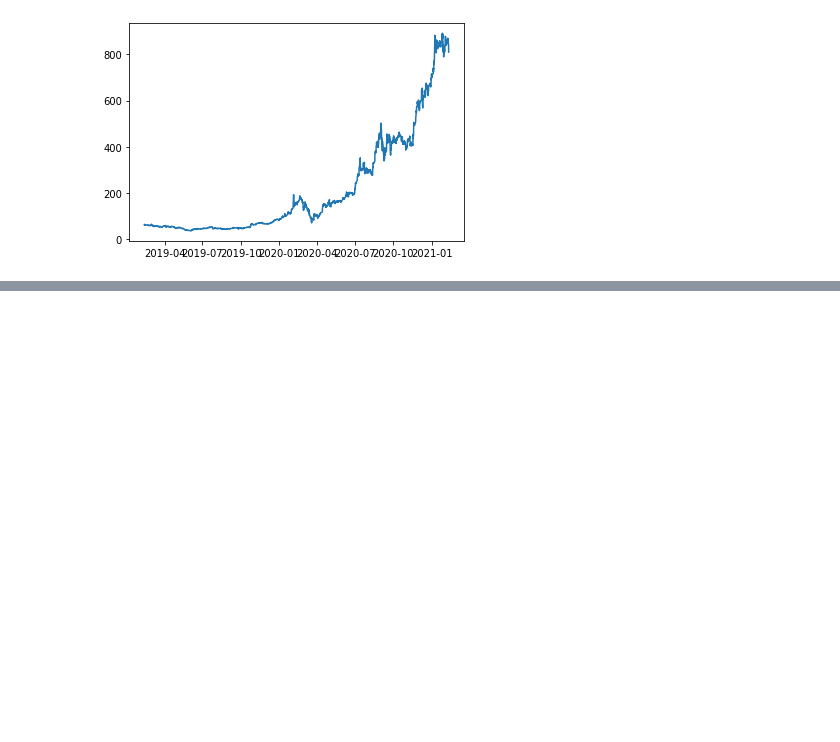
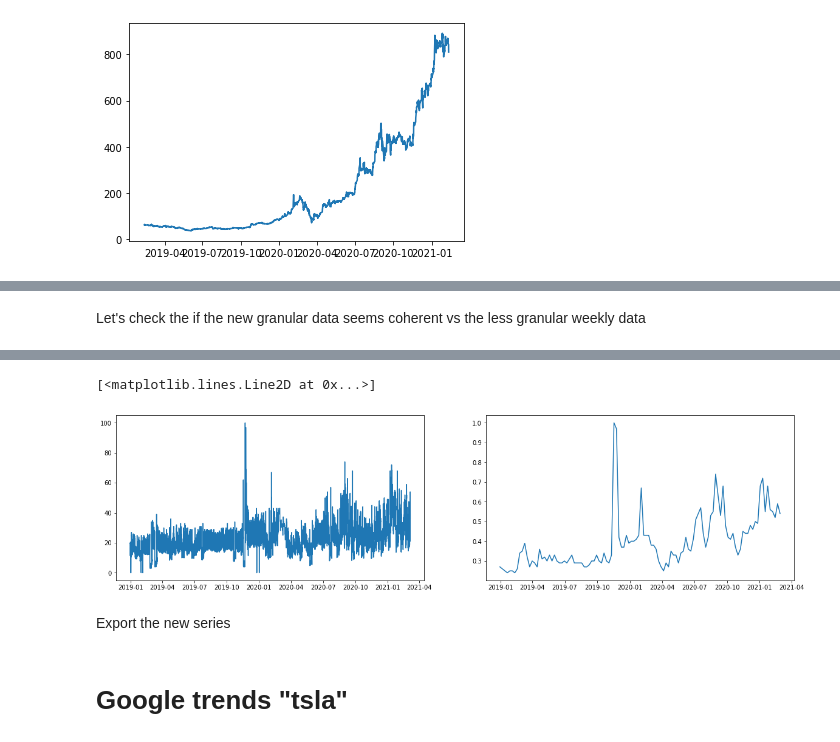
Before and after one commit to Sekarski/MasterThesis, a Jupyter notebook: exploration/preprocessing.ipynb, the cells around one changed output, grey strips where cells are left out. Saved outputs shown, nothing was run; the diff lists cells and outputs as text; code cells hidden in the pictures; blank space fills up the shorter version.

```diff
--- a/exploration/preprocessing.ipynb
+++ b/exploration/preprocessing.ipynb
@@ -82,0 +186,3 @@ tsla.set_index('Date',inplace=True)
+# %%
+tesla_trend_w = tesla_trend_w.div(100)
+print(tesla_trend_w.head())
@@ -82,0 +197,2 @@ tsla.set_index('Date',inplace=True)
+# %%
+new_h = new_h.div(100)
@@ -82,0 +208,16 @@ tsla.set_index('Date',inplace=True)
+# %%
+final_h = new_h.copy()
+for h_idx in new_h.index:
+    h_val = new_h['tesla'][h_idx]
+    w_val = tesla_trend_w['tesla'][h_idx>=tesla_trend_w.index][-1]
+    #print(w_val)
+    final_h['tesla'][h_idx] = h_val*w_val*100
+# %% [markdown]
+Let's check the if the new granular data seems coherent vs the less granular weekly data
+# %%
+print(final_h)
+fig, axs = plt.subplots(1,2,figsize=(20,5))
+
+axs[0].plot(final_h['tesla'])
+axs[1].plot(tesla_trend_w['tesla']['2018-12-30':'2021-03-06'])
+# %% [output]
@@ -82,0 +238,4 @@ tsla.set_index('Date',inplace=True)
+[<matplotlib.lines.Line2D at 0x...>]
+[figure, added]
+# %% [markdown]
+Export the new series
@@ -82,0 +246,2 @@ tsla.set_index('Date',inplace=True)
+# %% [markdown]
+# Google trends "tsla"
```
Also changed, not shown: parts of 52 cells of this notebook, 25 other files.
